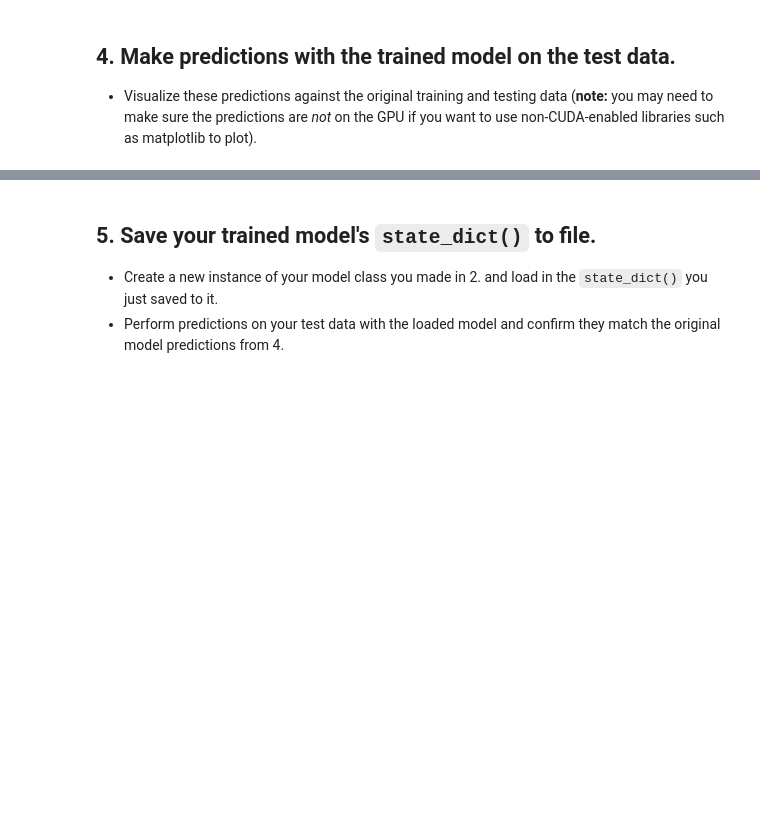
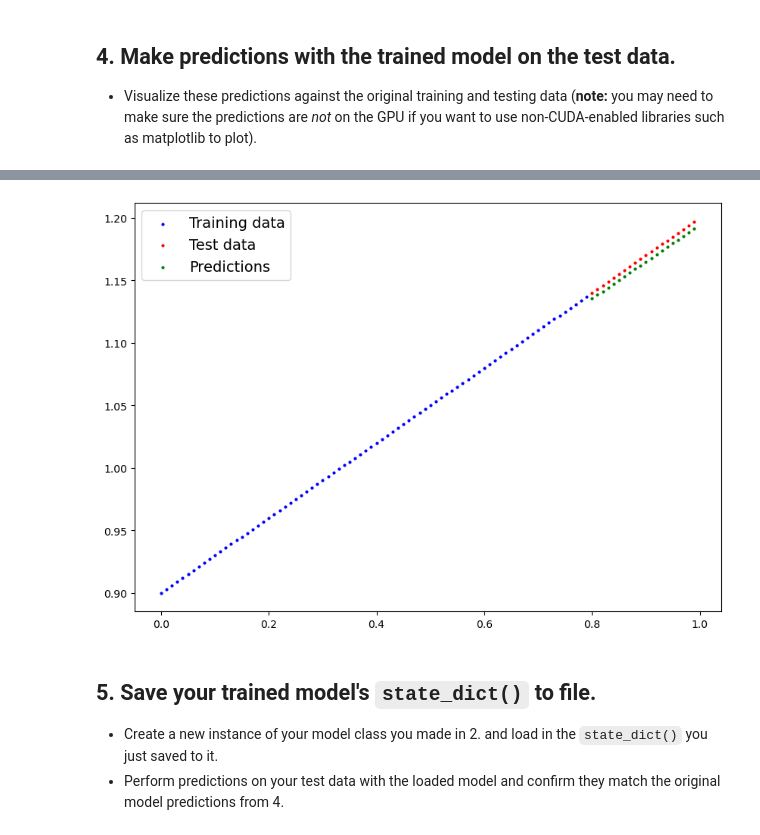
Before and after one commit to jasper37449/pytorch-deep-learning, a Jupyter notebook: extras/exercises/01_pytorch_workflow_exercises.ipynb, the cells around one changed output, grey strips where cells are left out. Cells and saved outputs as stored; diff of their text form; code cells hidden in the pictures; blank space fills up the shorter version.

```diff
--- a/extras/exercises/01_pytorch_workflow_exercises.ipynb
+++ b/extras/exercises/01_pytorch_workflow_exercises.ipynb
@@ -42,9 +42,8 @@ Of course the numbers in `X` and `y` may be different but ideally they're create
 # Create the data parameters
 weight = 0.3
 bias = 0.9
-X = torch.arange(0, 1, step=0.01)
-torch.unsqueeze(X, dim = 0)
-y = torch.arange(0.9, 1.2, step = 0.003)
+X = torch.arange(0, 1, step=0.01).unsqueeze(dim = 1)
+y = weight * X + bias
 
 # Make X and y using linear regression feature
 
@@ -65,12 +74,12 @@ X_train, X_test = X[:80], X[80:]
 y_train, y_test = y[:80], y[80:]
 # %%
 # Plot the training and testing data
-def plot_predictions(train_data = X_train,
-                     test_data = X_test,
-                     train_labels = y_train,
-                     test_labels = y_test,
+def plot_predictions(train_data = X_train.cpu(),
+                     test_data = X_test.cpu(),
+                     train_labels = y_train.cpu(),
+                     test_labels = y_test.cpu(),
                      predictions = None):
-    plt.figure(10, 7)
+    plt.figure(figsize=(10, 7))
     plt.scatter(x=train_data, y=train_labels, c='b', s=4, label = 'Training data')
     plt.scatter(x=test_data, y=test_labels, c='r', s=4, label = 'Test data')
 
@@ -146,15 +155,15 @@ for epoch in range(epochs):
   optimizer.step()
 
   ### Perform testing every 20 epochs
+
+  # Put model in evaluation mode and setup inference context
+  model.eval()
+  with torch.inference_mode():
+    # 1. Forward pass
+    final_preds = model(X_test)
+    # 2. Calculate test loss
+    test_loss = loss_func(final_preds, y_test)
+  # Print out what's happening
   if epoch % 20 == 0:
-
-    # Put model in evaluation mode and setup inference context
-    model.eval()
-    with torch.inference_mode():
-      # 1. Forward pass
-      final_preds = model(X_test)
-      # 2. Calculate test loss
-      test_loss = loss_func(final_preds, y_train)
-      # Print out what's happening
-      print(f"Epoch: {epoch} | Train loss: {loss:.3f} | Test loss: {test_loss:.3f}")
+    print(f"Epoch: {epoch} | Train loss: {loss:.5f} | Test loss: {test_loss:.5f}")
 # %% [output]
@@ -164,3 +187,7 @@ RuntimeError: mat1 and mat2 shapes cannot be multiplied (1x80 and 1x1)
   * Visualize these predictions against the original training and testing data (**note:** you may need to make sure the predictions are *not* on the GPU if you want to use non-CUDA-enabled libraries such as matplotlib to plot).
 # %%
 # Make predictions with the model
+model.eval()
+with torch.inference_mode():
+    result = model(X_test)
+result == final_preds
@@ -167,5 +215,8 @@ RuntimeError: mat1 and mat2 shapes cannot be multiplied (1x80 and 1x1)
 # %%
 # Plot the predictions (these may need to be on a specific device)
+plot_predictions(predictions=result.cpu())
+# %% [output]
+[figure, added]
 # %% [markdown]
 ## 5. Save your trained model's `state_dict()` to file.
   * Create a new instance of your model class you made in 2. and load in the `state_dict()` you just saved to it.
```
Also changed, not shown: parts of 6 cells of this notebook.
